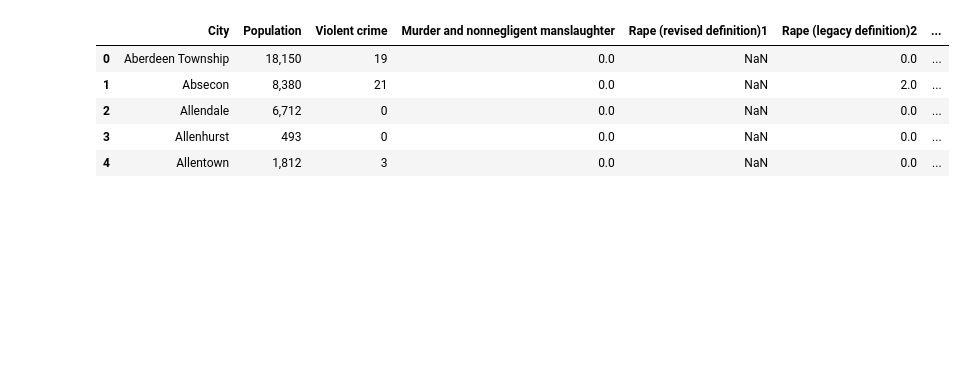
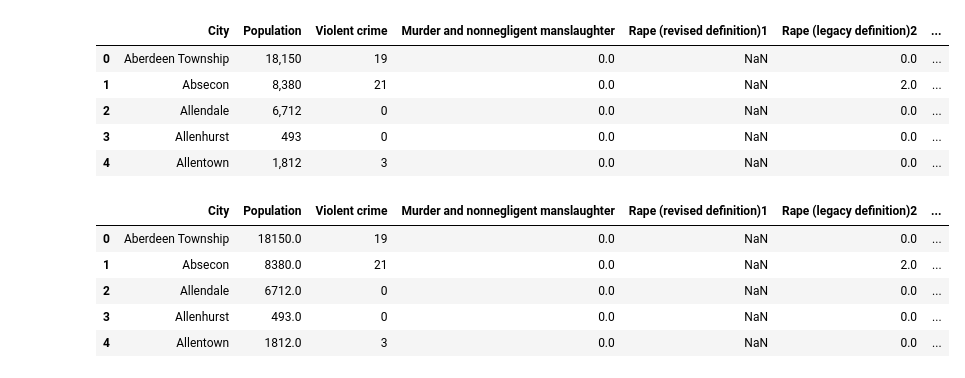
Before and after one commit to Schmidt8181/NY_Crime2013, a Jupyter notebook: NY_Crime_2013.ipynb, the cells around one changed output. Drawn from its saved outputs; the diff is of its cells as text; code cells hidden in the pictures; blank space fills up the shorter version.

```diff
--- a/NY_Crime_2013.ipynb
+++ b/NY_Crime_2013.ipynb
@@ -326,4 +348,17 @@ raw_crimes2.head()
 | 2 | Allendale | 6,712 | 0 | 0.0 | NaN | 0.0 | ... |
 | 3 | Allenhurst | 493 | 0 | 0.0 | NaN | 0.0 | ... |
 | 4 | Allentown | 1,812 | 3 | 0.0 | NaN | 0.0 | ... |
+# %%
+raw_crimes2['Population'] = raw_crimes2['Population'].str.replace(',','').astype(float)
+# %%
+Small_City_Jersey = raw_crimes2.where((raw_crimes2['Population'] < 100000), inplace=False)
+# %%
+Small_City_Jersey.head()
+# %% [output]
+|  | City | Population | Violent crime | Murder and nonnegligent manslaughter | Rape (revised definition)1 | Rape (legacy definition)2 | ... |
+| 0 | Aberdeen Township | 18150.0 | 19 | 0.0 | NaN | 0.0 | ... |
+| 1 | Absecon | 8380.0 | 21 | 0.0 | NaN | 2.0 | ... |
+| 2 | Allendale | 6712.0 | 0 | 0.0 | NaN | 0.0 | ... |
+| 3 | Allenhurst | 493.0 | 0 | 0.0 | NaN | 0.0 | ... |
+| 4 | Allentown | 1812.0 | 3 | 0.0 | NaN | 0.0 | ... |
 # %%
```
Also changed, not shown: parts of 22 cells of this notebook.
